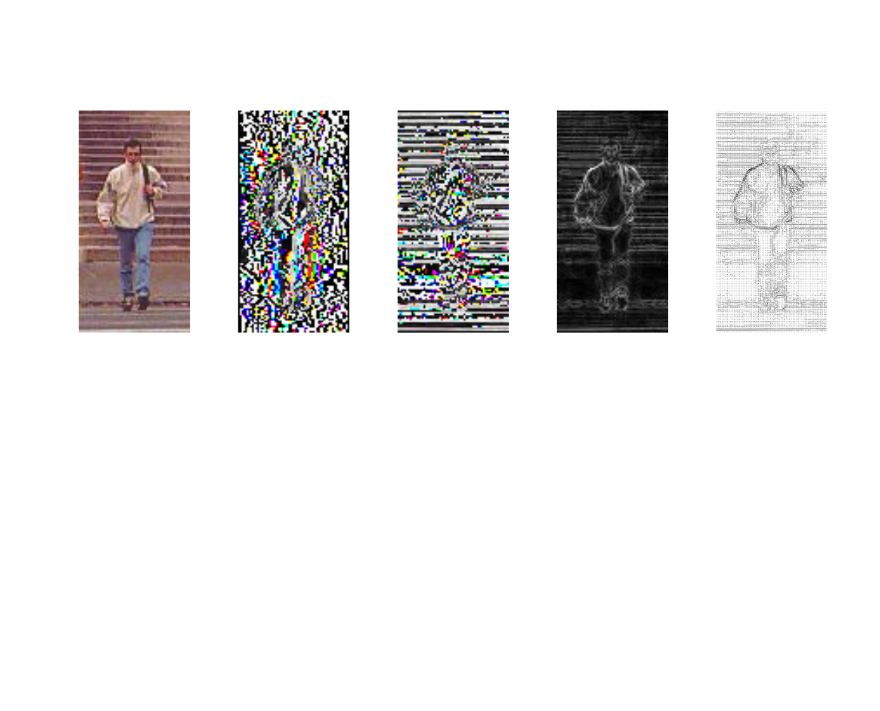
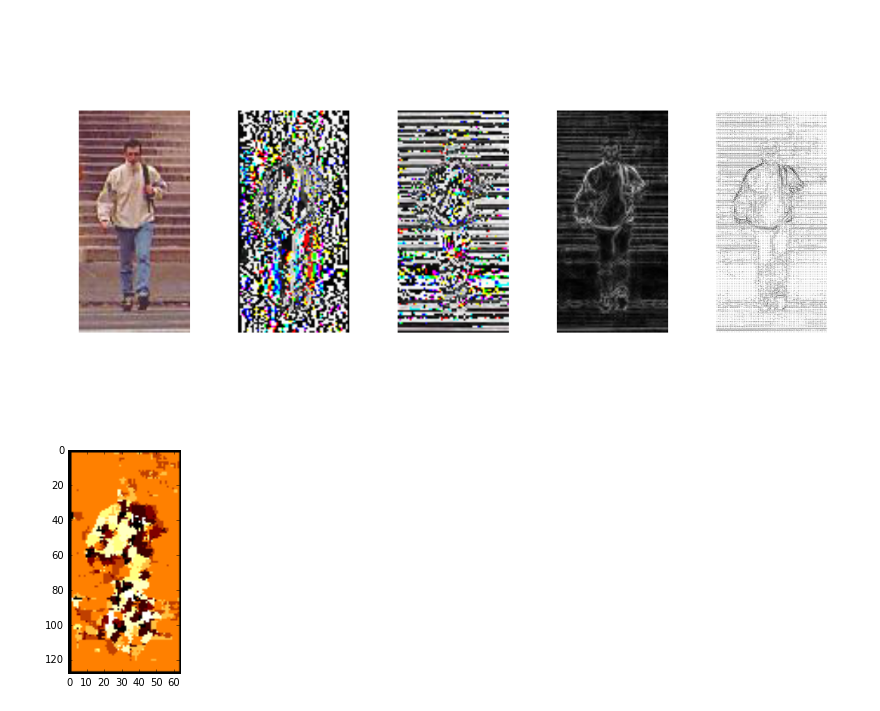
Before and after one commit to JeromeWynne/HOGs, a Jupyter notebook: Replicating-Dalal-Triggs.ipynb, the cells around one changed output. Saved outputs shown, nothing was run; the diff lists cells and outputs as text; code cells hidden in the pictures; blank space fills up the shorter version.

Commit message:
Added interpolated binning of gradients in 5x5 cells centered on each pixel. Adding block normalization of cells next.

```diff
--- a/Replicating-Dalal-Triggs.ipynb
+++ b/Replicating-Dalal-Triggs.ipynb
@@ -153,7 +152,11 @@ def max_channel_mask(a): # For getting the maximum pixels from a 3D image
     mask = (np.stack([z, z+1, z+2], axis=2) == comparator)
     return mask
 # %%
+# Demo
+# 1. Compute gradient magnitudes + orientations
 sample_img = pos_imgs[31]
+img_rows = sample_img.shape[0]
+img_cols = sample_img.shape[1]
 
 xfilter = np.array([[-1, 0, 1]])
 yfilter = xfilter.T
@@ -178,6 +181,28 @@ plt.quiver(X, Y, U, V, gradmag, headwidth=3, headlength=3, pivot='mid', cmap='Gr
 _ = [ax.axis('off') for ax in axs]; plt.tight_layout();
 # %% [output]
 [figure]
+# %%
+# Magnitude-weighted voting into histogram bins
+bins = np.linspace(-np.pi/2, np.pi/2, 9)
+hist_img = np.tile(bins, [img_rows, img_cols, 1]) # Depth contains histogram bin votes for each pixel
+bin_width = bins[1] - bins[0]
+mags = np.expand_dims(gradmag, axis=2)
+ors = np.expand_dims(grador, axis=2)
+mask = abs(ors - hist_img) < bin_width
+hist_img = mask*mags*(1 - abs(ors - hist_img)/bin_width)
+
+# Now we need to aggregate votes over 5x5 cells
+# We want a 5x5 ones filter, which we'll dot with each level of the histogram
+cell_hist = np.zeros(hist_img.shape)
+hist_img = np.pad(hist_img, ((2, 2), (2, 2), (0, 0)), mode='constant', constant_values=0)
+for row_ix in range(2, img_rows-1):
+    for col_ix in range(2, img_cols-1): # Convolution
+        cell_hist[row_ix, col_ix] = np.tensordot(hist_img[row_ix-2:row_ix+3, col_ix-2:col_ix+3, :],
+                                                  np.ones([5, 5, 1]), axes=((0, 1), (0, 1))).squeeze()
+# %%
+plt.imshow(np.argmax(cell_hist, axis=2), cmap='afmhot');
+# %% [output]
+[figure, added]
 # %%
 # Next: histogram of these gradients in 6x6px cells. 9 bins, -pi/2 to pi/2. Split votes proportionally between adjacent bins.
 # After that: Normalize histograms over overlapping blocks (l2 normalized).
```
Also changed, not shown: parts of 3 cells of this notebook.
